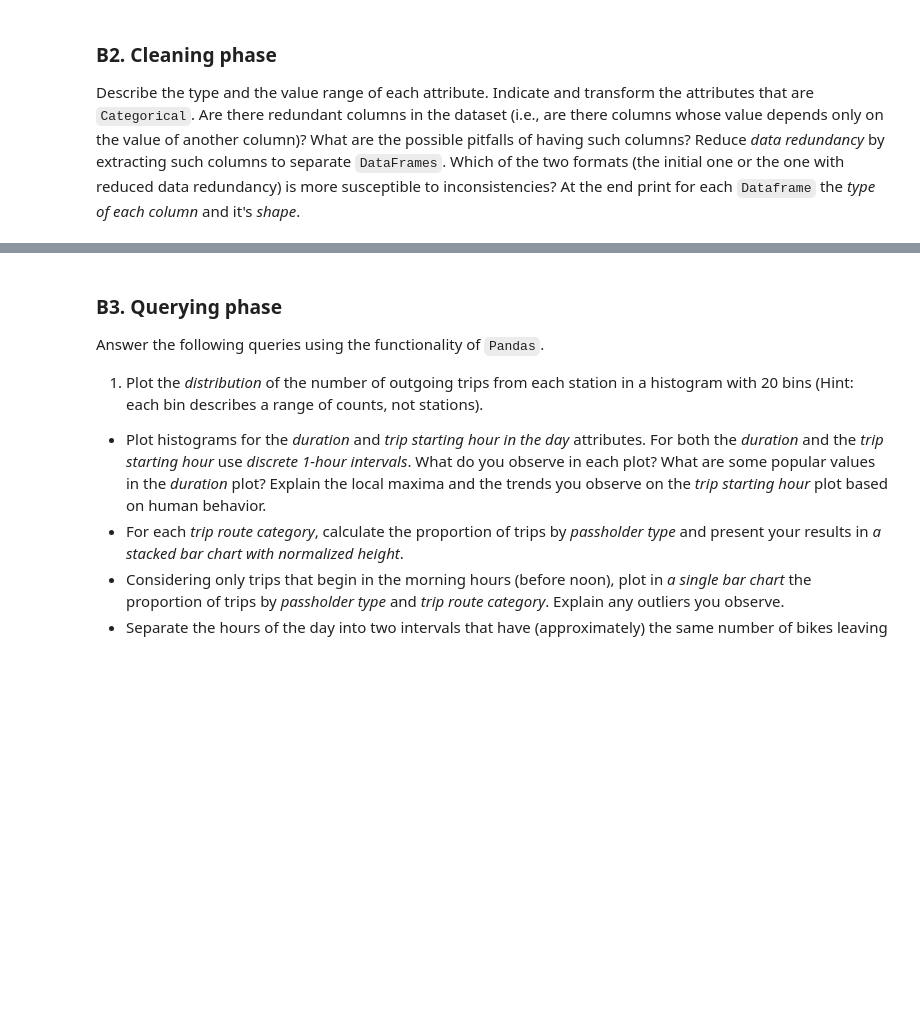
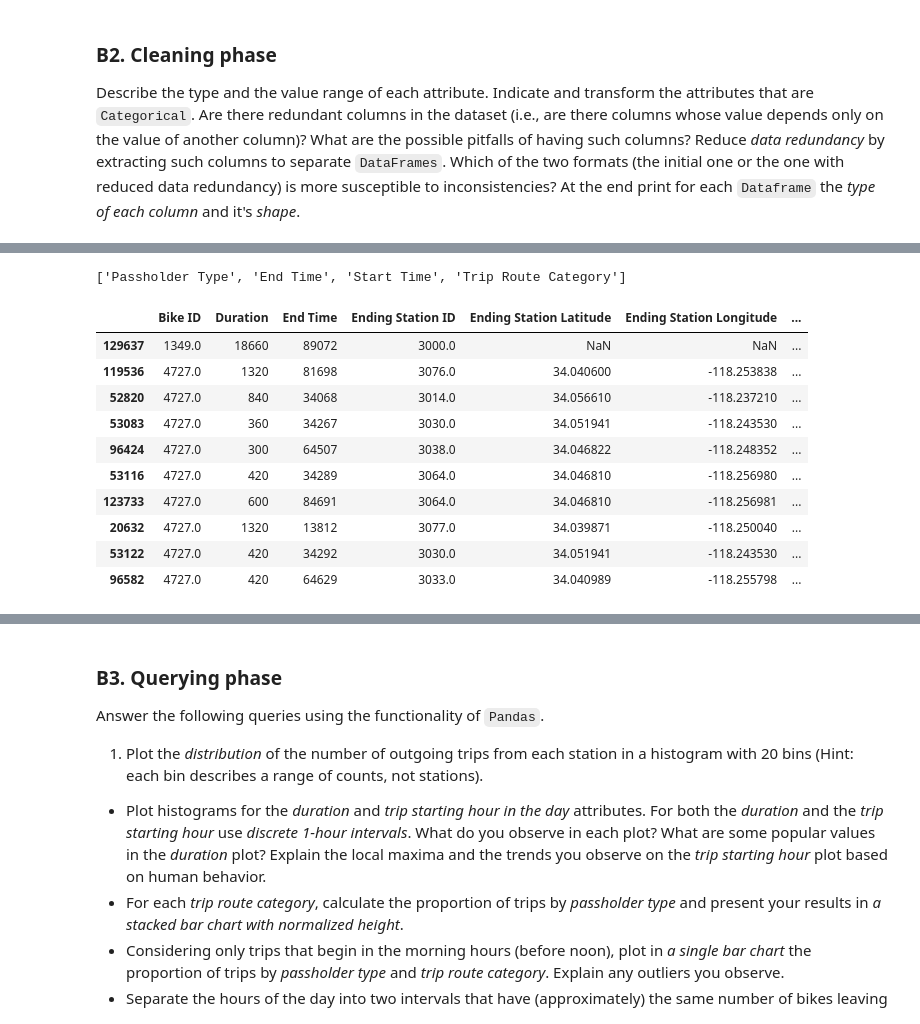
Before and after one commit to Apiquet/ADA_EPFL, a Jupyter notebook: ADA2018-Homework-master/01 - Pandas and Data Wrangling/Exercise 1.ipynb, the cells around one changed output, grey strips where cells are left out. Drawn from its saved outputs; the diff is of its cells as text; code cells hidden in the pictures; blank space fills up the shorter version.

```diff
--- a/ADA2018-Homework-master/01 - Pandas and Data Wrangling/Exercise 1.ipynb
+++ b/ADA2018-Homework-master/01 - Pandas and Data Wrangling/Exercise 1.ipynb
@@ -8,0 +11,2 @@ DATA_FOLDER = 'data'
+# %%
+DATA_FOLDER = 'C:\Users\antho\Documents\GitHub\ADA_EPFL\ADA2018-Homework-master\01 - Pandas and Data Wrangling\data'
@@ -83,0 +119,8 @@ __\* Briefly explain your approach here \*__
+# %%
+#Displaying Categorical attributes
+cols = df.columns
+num_cols = df._get_numeric_data().columns
+Categorical_cols = list(set(cols) - set(num_cols))
+Categorical_cols
+# %% [output]
+['Passholder Type', 'End Time', 'Start Time', 'Trip Route Category']
@@ -83,0 +131,17 @@ __\* Briefly explain your approach here \*__
+# %%
+#transforming categorical values
+cat_columns = df.select_dtypes(include=['category']).columns
+df[cat_columns] = df[cat_columns].apply(lambda x: x.cat.codes)
+df.head(10)
+# %% [output]
+|  | Bike ID | Duration | End Time | Ending Station ID | Ending Station Latitude | Ending Station Longitude | ... |
+| 129637 | 1349.0 | 18660 | 89072 | 3000.0 | NaN | NaN | ... |
+| 119536 | 4727.0 | 1320 | 81698 | 3076.0 | 34.040600 | -118.253838 | ... |
+| 52820 | 4727.0 | 840 | 34068 | 3014.0 | 34.056610 | -118.237210 | ... |
+| 53083 | 4727.0 | 360 | 34267 | 3030.0 | 34.051941 | -118.243530 | ... |
+| 96424 | 4727.0 | 300 | 64507 | 3038.0 | 34.046822 | -118.248352 | ... |
+| 53116 | 4727.0 | 420 | 34289 | 3064.0 | 34.046810 | -118.256980 | ... |
+| 123733 | 4727.0 | 600 | 84691 | 3064.0 | 34.046810 | -118.256981 | ... |
+| 20632 | 4727.0 | 1320 | 13812 | 3077.0 | 34.039871 | -118.250040 | ... |
+| 53122 | 4727.0 | 420 | 34292 | 3030.0 | 34.051941 | -118.243530 | ... |
+| 96582 | 4727.0 | 420 | 64629 | 3033.0 | 34.040989 | -118.255798 | ... |
```
Also changed, not shown: parts of 18 cells of this notebook.
